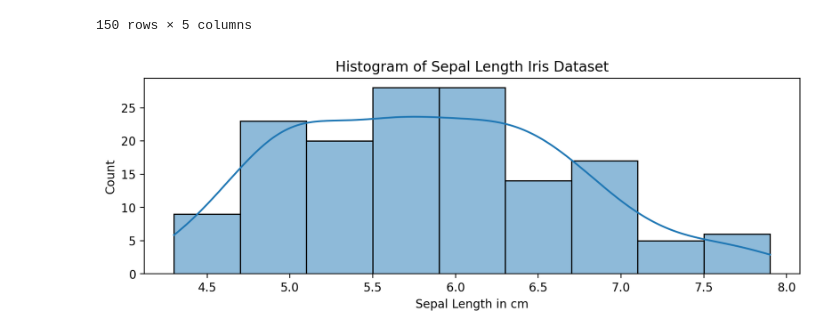
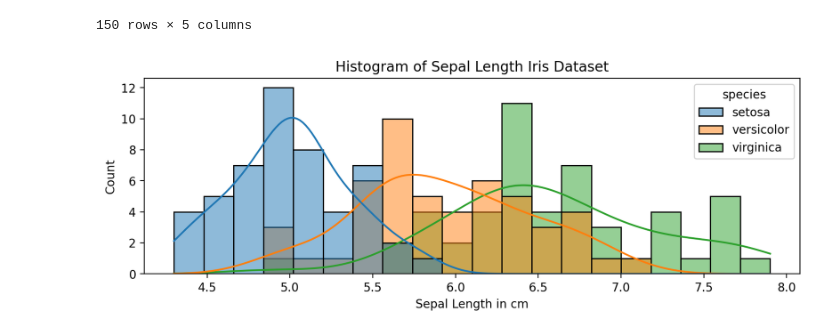
Before and after one commit to Afiq139/Data_Science-AI, a Jupyter notebook: Python_Deep_Learning_&_Artificial_Intelligence/2_Python_Deep_Learning/9_Seaborn_Introduction_Part1.ipynb, the cells around one changed output. Cells and saved outputs as stored; diff of their text form; code cells hidden in the pictures.

```diff
--- a/Python_Deep_Learning_&_Artificial_Intelligence/2_Python_Deep_Learning/9_Seaborn_Introduction_Part1.ipynb
+++ b/Python_Deep_Learning_&_Artificial_Intelligence/2_Python_Deep_Learning/9_Seaborn_Introduction_Part1.ipynb
@@ -22,12 +22,13 @@ data
 # %%
 #histogram
 plt.rcParams['figure.figsize'] = [10,3]
 plt.rcParams['figure.dpi'] = 200
 
-sns.histplot(x=data['sepal_length'], kde=True)
+# sns.histplot(x=data['sepal_length'], kde=True, bins=20)
+sns.histplot(x='sepal_length',data=data, kde=True, bins=20, hue='species')
 plt.xlabel('Sepal Length in cm')
 plt.ylabel('Count')
 plt.title('Histogram of Sepal Length Iris Dataset')
 plt.show()
 # %% [output]
-[figure, old version]
+[figure, new version]
```
